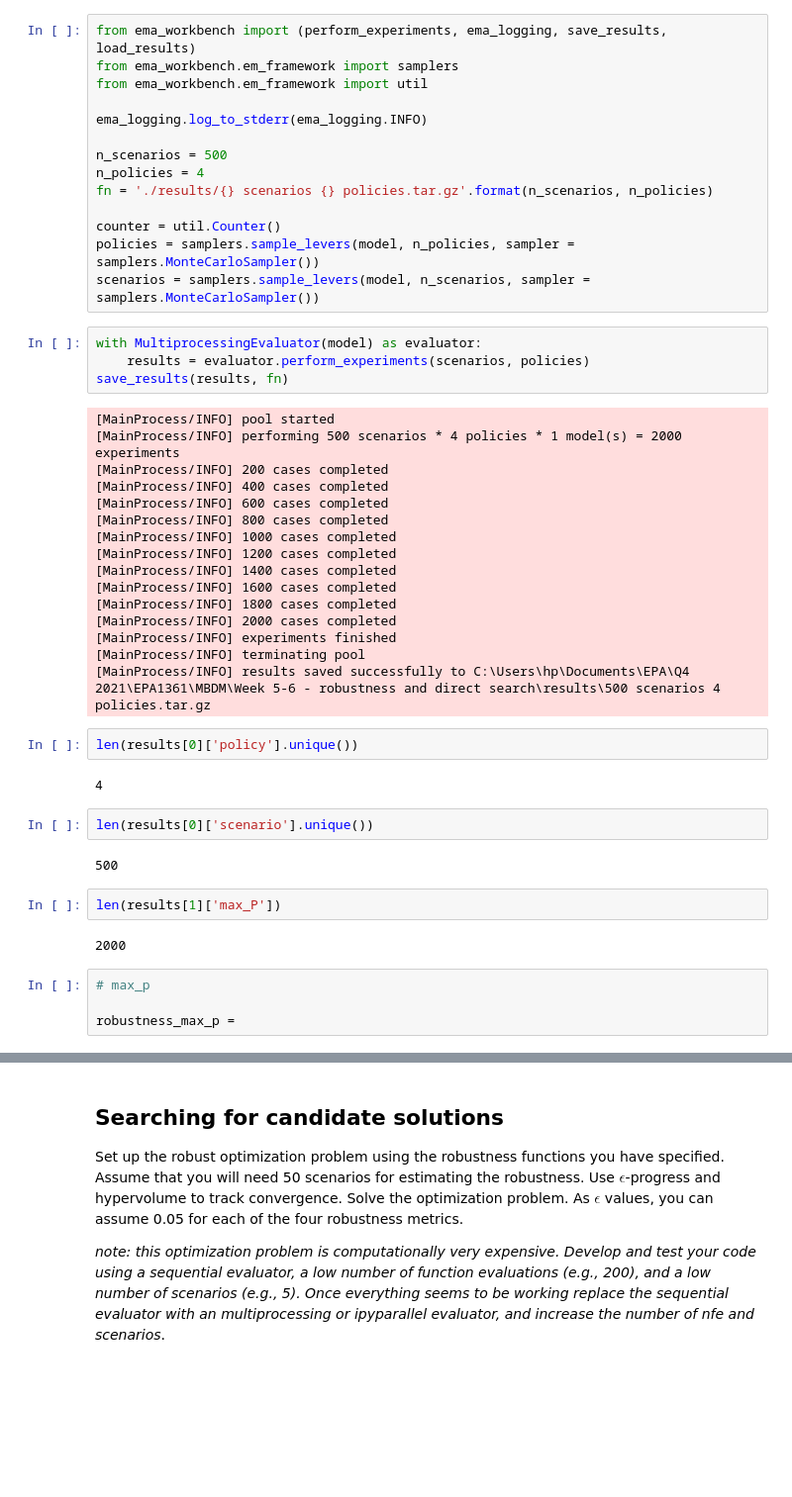
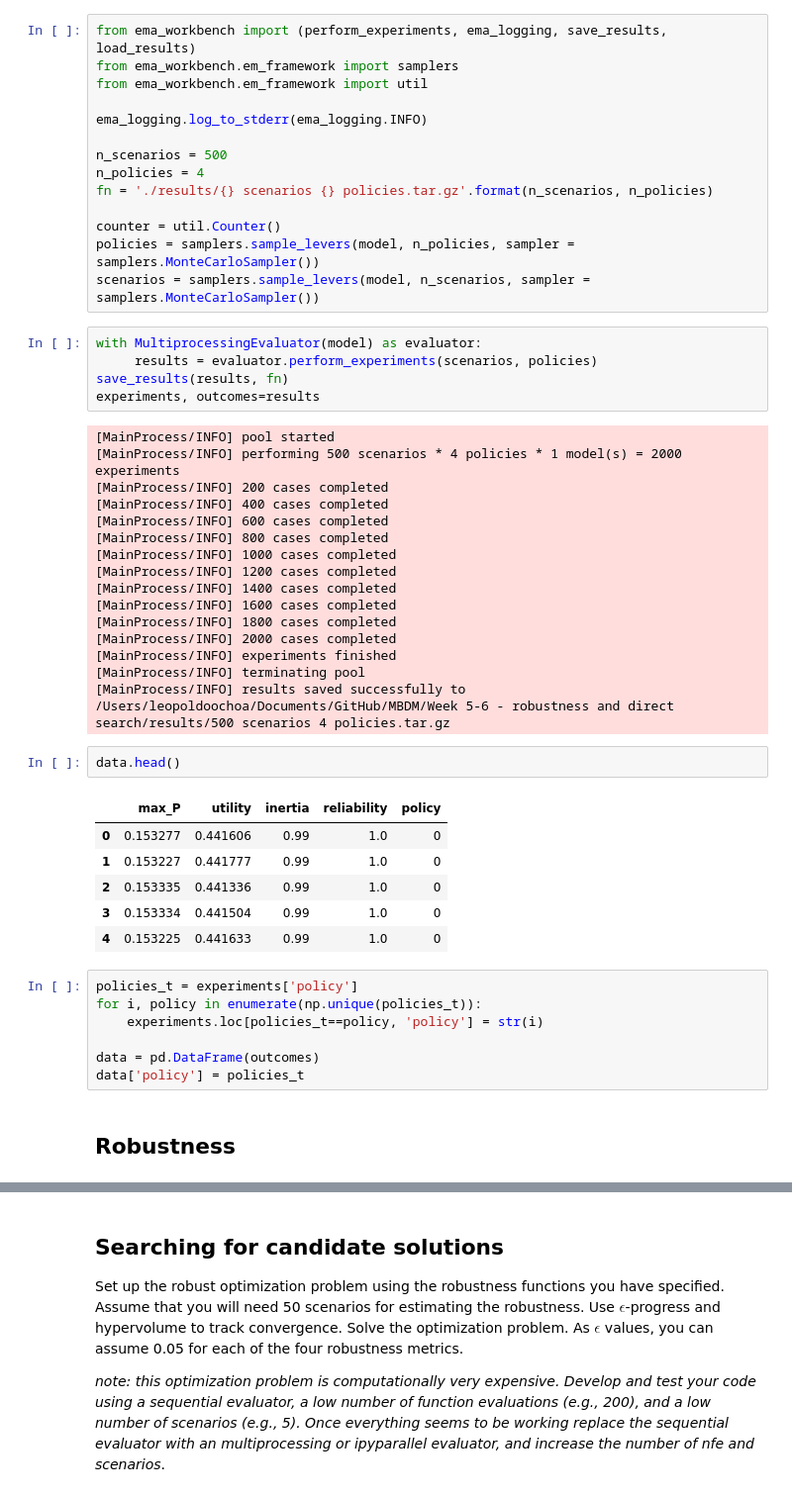
Before and after one commit to tamarvooijs/MBDM, a Jupyter notebook: Week 5-6 - robustness and direct search/assignment 10 - MORO_tamar.ipynb, the cells around one changed output, grey strips where cells are left out. Shown at 99% size. Drawn from its saved outputs; the diff is of its cells as text; blank space fills up the shorter version.

```diff
--- a/Week 5-6 - robustness and direct search/assignment 10 - MORO_tamar.ipynb
+++ b/Week 5-6 - robustness and direct search/assignment 10 - MORO_tamar.ipynb
@@ -95,8 +93,9 @@ policies = samplers.sample_levers(model, n_policies, sampler = samplers.MonteCar
 scenarios = samplers.sample_levers(model, n_scenarios, sampler = samplers.MonteCarloSampler())
 # %%
 with MultiprocessingEvaluator(model) as evaluator:
-    results = evaluator.perform_experiments(scenarios, policies)
+     results = evaluator.perform_experiments(scenarios, policies)
 save_results(results, fn)
+experiments, outcomes=results
 # %% [output]
 [MainProcess/INFO] pool started
 [MainProcess/INFO] performing 500 scenarios * 4 policies * 1 model(s) = 2000 experiments
@@ -112,20 +111,22 @@ save_results(results, fn)
 [MainProcess/INFO] 2000 cases completed
 [MainProcess/INFO] experiments finished
 [MainProcess/INFO] terminating pool
-[MainProcess/INFO] results saved successfully to C:\Users\hp\Documents\EPA\Q4 2021\EPA1361\MBDM\Week 5-6 - robustness and direct search\results\500 scenarios 4 policies.tar.gz
+[MainProcess/INFO] results saved successfully to /Users/leopoldoochoa/Documents/GitHub/MBDM/Week 5-6 - robustness and direct search/results/500 scenarios 4 policies.tar.gz
-# %%
-len(results[0]['policy'].unique())
-# %% [output]
-4
-# %%
-len(results[0]['scenario'].unique())
-# %% [output]
-500
-# %%
-len(results[1]['max_P'])
-# %% [output]
-2000
-# %%
-# max_p
-
-robustness_max_p =
+# %%
+data.head()
+# %% [output]
+|  | max_P | utility | inertia | reliability | policy |
+| 0 | 0.153277 | 0.441606 | 0.99 | 1.0 | 0 |
+| 1 | 0.153227 | 0.441777 | 0.99 | 1.0 | 0 |
+| 2 | 0.153335 | 0.441336 | 0.99 | 1.0 | 0 |
+| 3 | 0.153334 | 0.441504 | 0.99 | 1.0 | 0 |
+| 4 | 0.153225 | 0.441633 | 0.99 | 1.0 | 0 |
+# %%
+policies_t = experiments['policy']
+for i, policy in enumerate(np.unique(policies_t)):
+    experiments.loc[policies_t==policy, 'policy'] = str(i)
+
+data = pd.DataFrame(outcomes)
+data['policy'] = policies_t
+# %% [markdown]
+## Robustness
```
Also changed, not shown: parts of 13 cells of this notebook, 2 other files.
